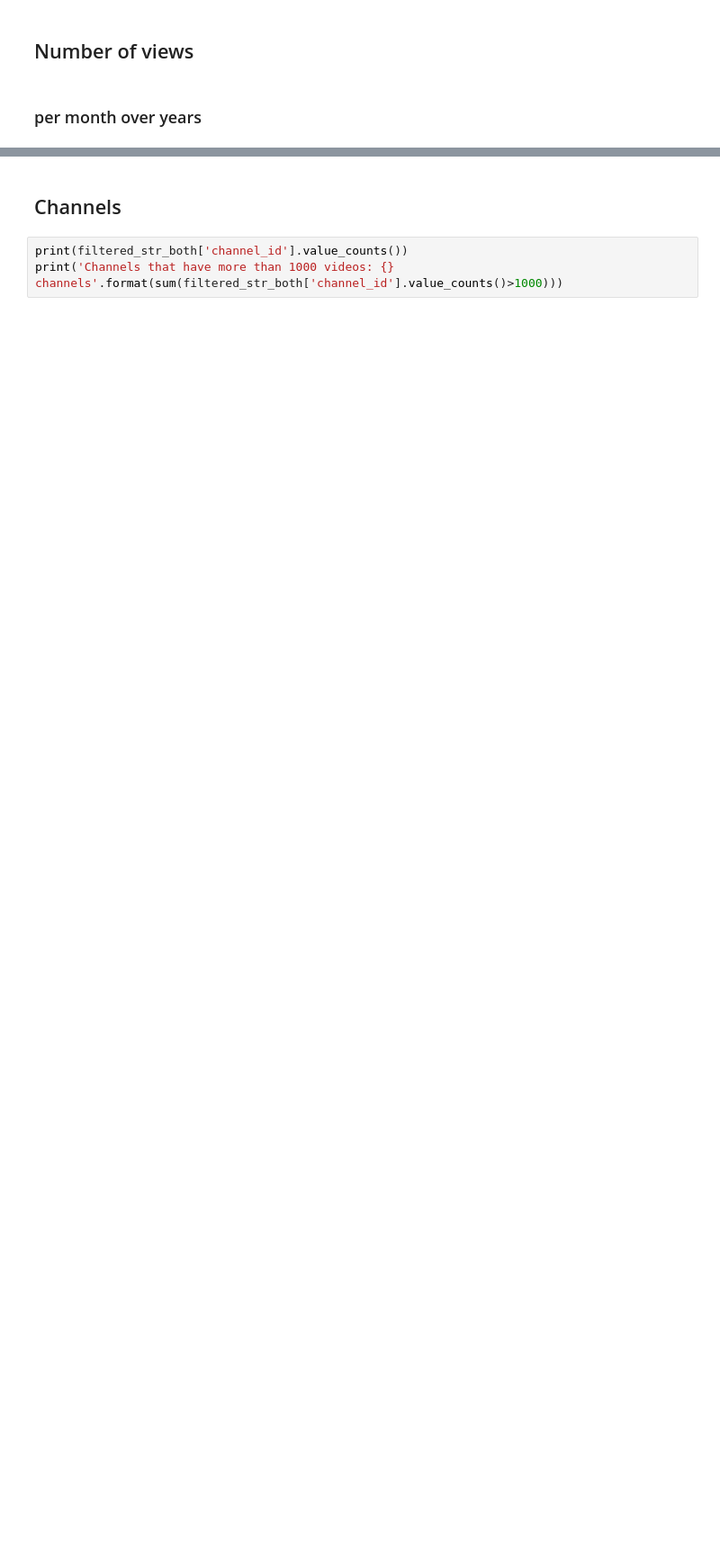
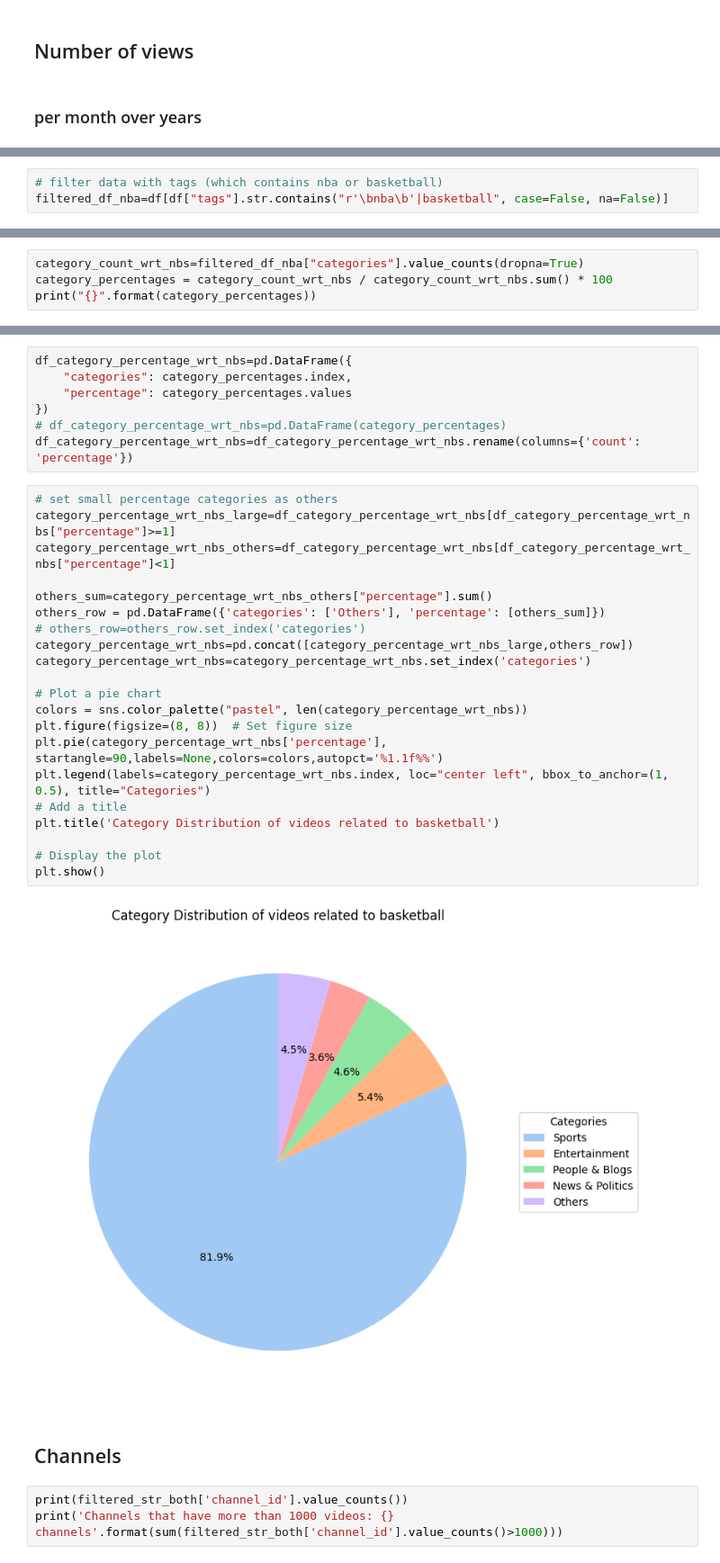
Before and after one commit to epfl-ada/ada-2024-project-robodatapioneers2024, a Jupyter notebook: NBA_analysis.ipynb, the cells around one changed output, grey strips where cells are left out. Shown at 90% size. Drawn from its saved outputs; the diff is of its cells as text; blank space fills up the shorter version.

```diff
--- a/NBA_analysis.ipynb
+++ b/NBA_analysis.ipynb
@@ -237,0 +274,3 @@ plt.show()
+# %%
+# filter data with tags (which contains nba or basketball)
+filtered_df_nba=df[df["tags"].str.contains("r'\bnba\b'|basketball", case=False, na=False)]
@@ -237,0 +281,4 @@ plt.show()
+# %%
+category_count_wrt_nbs=filtered_df_nba["categories"].value_counts(dropna=True)
+category_percentages = category_count_wrt_nbs / category_count_wrt_nbs.sum() * 100
+print("{}".format(category_percentages))
@@ -238,3 +303,33 @@ plt.show()
+# %%
+df_category_percentage_wrt_nbs=pd.DataFrame({
+    "categories": category_percentages.index,
+    "percentage": category_percentages.values
+})
+# df_category_percentage_wrt_nbs=pd.DataFrame(category_percentages)
+df_category_percentage_wrt_nbs=df_category_percentage_wrt_nbs.rename(columns={'count': 'percentage'})
+# %%
+# set small percentage categories as others
+category_percentage_wrt_nbs_large=df_category_percentage_wrt_nbs[df_category_percentage_wrt_nbs["percentage"]>=1]
+category_percentage_wrt_nbs_others=df_category_percentage_wrt_nbs[df_category_percentage_wrt_nbs["percentage"]<1]
+
+others_sum=category_percentage_wrt_nbs_others["percentage"].sum()
+others_row = pd.DataFrame({'categories': ['Others'], 'percentage': [others_sum]})
+# others_row=others_row.set_index('categories')
+category_percentage_wrt_nbs=pd.concat([category_percentage_wrt_nbs_large,others_row])
+category_percentage_wrt_nbs=category_percentage_wrt_nbs.set_index('categories')
+
+# Plot a pie chart
+colors = sns.color_palette("pastel", len(category_percentage_wrt_nbs))
+plt.figure(figsize=(8, 8))  # Set figure size
+plt.pie(category_percentage_wrt_nbs['percentage'], startangle=90,labels=None,colors=colors,autopct='%1.1f%%')
+plt.legend(labels=category_percentage_wrt_nbs.index, loc="center left", bbox_to_anchor=(1, 0.5), title="Categories")
+# Add a title
+plt.title('Category Distribution of videos related to basketball')
+
+# Display the plot
+plt.show()
+# %% [output]
+[figure, added]
 # %% [markdown]
 ## Channels
 # %%
```
Also changed, not shown: parts of 13 cells of this notebook.
